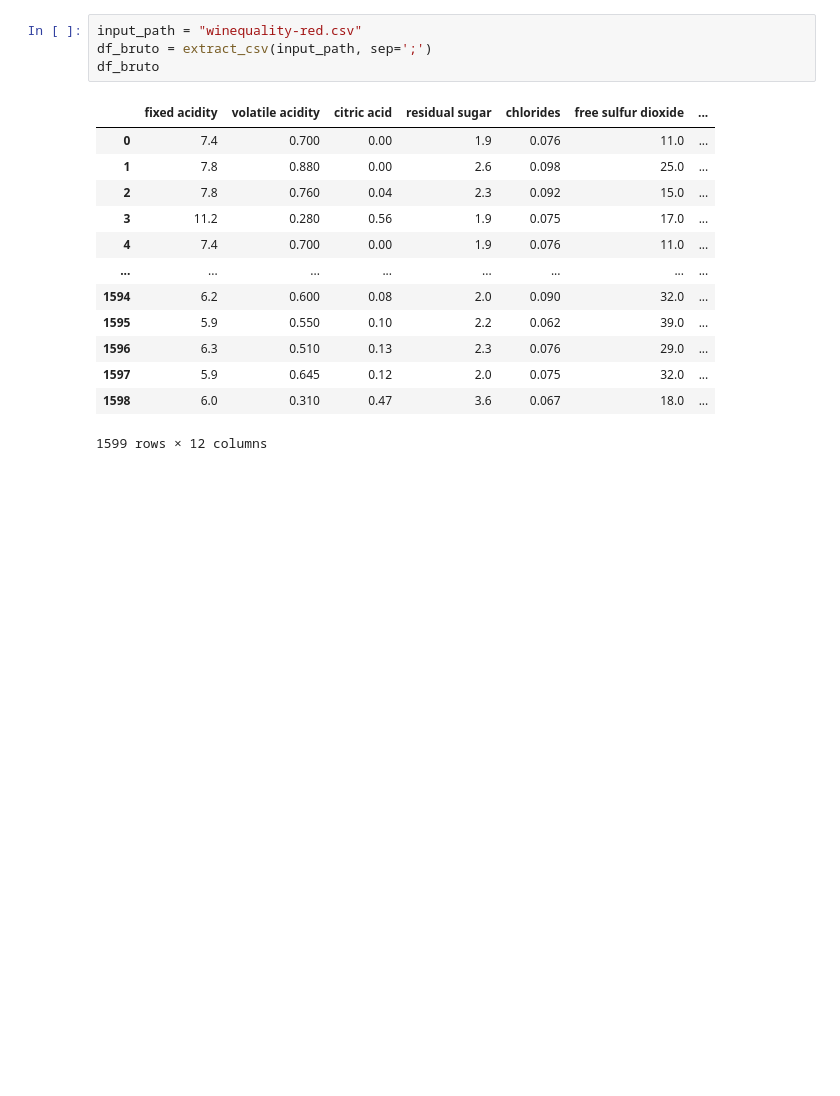
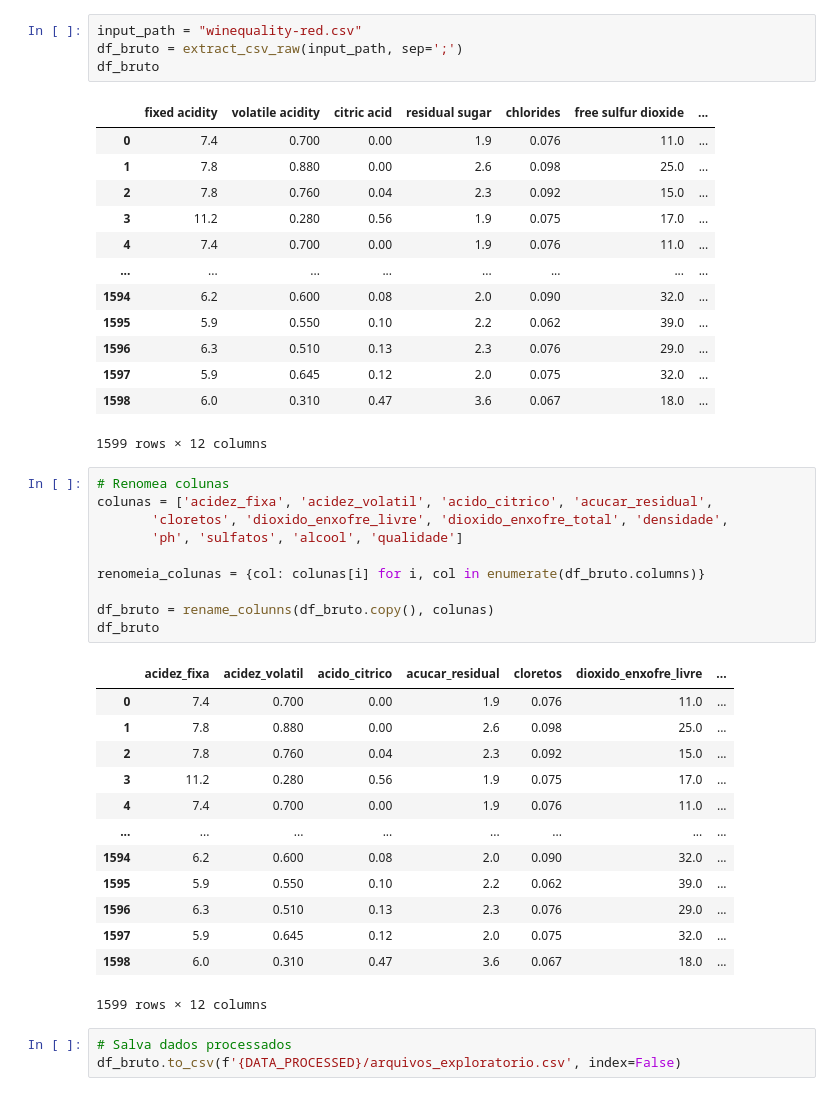
Before and after one commit to JacksonvBarbosa/Analise_qualidade_vinhos, a Jupyter notebook: Portfolio-DA-vinhos-jackwine/notebooks/tratamento_dos_dados.ipynb, the cells around one changed output. Cells and saved outputs as stored; diff of their text form; blank space fills up the shorter version.

Commit message:
atualizações das Classes, extract e visualization

```diff
--- a/Portfolio-DA-vinhos-jackwine/notebooks/tratamento_dos_dados.ipynb
+++ b/Portfolio-DA-vinhos-jackwine/notebooks/tratamento_dos_dados.ipynb
@@ -14,7 +19,7 @@ from src.etl.extract import extract_csv
 # Descarga dos dados
 # %%
 input_path = "winequality-red.csv"
-df_bruto = extract_csv(input_path, sep=';')
+df_bruto = extract_csv_raw(input_path, sep=';')
 df_bruto
 # %% [output]
 |  | fixed acidity | volatile acidity | citric acid | residual sugar | chlorides | free sulfur dioxide | ... |
@@ -30,3 +35,30 @@ df_bruto
 | 1597 | 5.9 | 0.645 | 0.12 | 2.0 | 0.075 | 32.0 | ... |
 | 1598 | 6.0 | 0.310 | 0.47 | 3.6 | 0.067 | 18.0 | ... |
 1599 rows × 12 columns
+# %%
+# Renomea colunas
+colunas = ['acidez_fixa', 'acidez_volatil', 'acido_citrico', 'acucar_residual',
+       'cloretos', 'dioxido_enxofre_livre', 'dioxido_enxofre_total', 'densidade',
+       'ph', 'sulfatos', 'alcool', 'qualidade']
+
+renomeia_colunas = {col: colunas[i] for i, col in enumerate(df_bruto.columns)}
+
+df_bruto = rename_colunns(df_bruto.copy(), colunas)
+df_bruto
+# %% [output]
+|  | acidez_fixa | acidez_volatil | acido_citrico | acucar_residual | cloretos | dioxido_enxofre_livre | ... |
+| 0 | 7.4 | 0.700 | 0.00 | 1.9 | 0.076 | 11.0 | ... |
+| 1 | 7.8 | 0.880 | 0.00 | 2.6 | 0.098 | 25.0 | ... |
+| 2 | 7.8 | 0.760 | 0.04 | 2.3 | 0.092 | 15.0 | ... |
+| 3 | 11.2 | 0.280 | 0.56 | 1.9 | 0.075 | 17.0 | ... |
+| 4 | 7.4 | 0.700 | 0.00 | 1.9 | 0.076 | 11.0 | ... |
+| ... | ... | ... | ... | ... | ... | ... | ... |
+| 1594 | 6.2 | 0.600 | 0.08 | 2.0 | 0.090 | 32.0 | ... |
+| 1595 | 5.9 | 0.550 | 0.10 | 2.2 | 0.062 | 39.0 | ... |
+| 1596 | 6.3 | 0.510 | 0.13 | 2.3 | 0.076 | 29.0 | ... |
+| 1597 | 5.9 | 0.645 | 0.12 | 2.0 | 0.075 | 32.0 | ... |
+| 1598 | 6.0 | 0.310 | 0.47 | 3.6 | 0.067 | 18.0 | ... |
+1599 rows × 12 columns
+# %%
+# Salva dados processados
+df_bruto.to_csv(f'{DATA_PROCESSED}/arquivos_exploratorio.csv', index=False)
```
Also changed, not shown: parts of 1 cell of this notebook, 7 other files.
